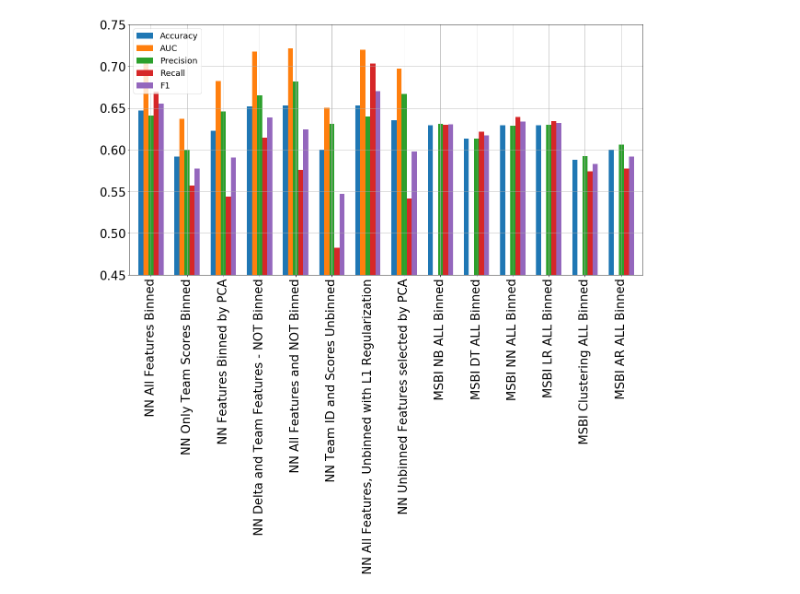
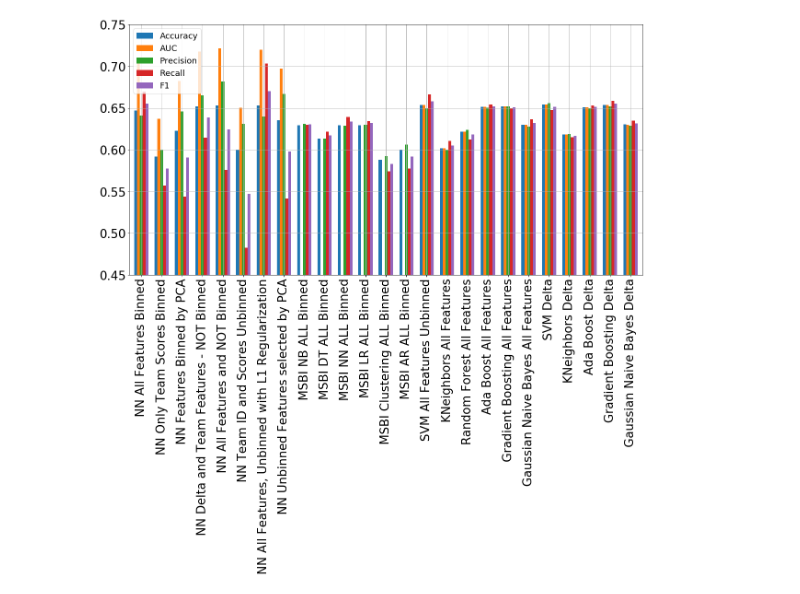
Before and after one commit to wamaithagitaka/CMPT491Group5, a Jupyter notebook: NCAA_Results.ipynb, the cells around one changed output. Saved outputs shown, nothing was run; the diff lists cells and outputs as text; code cells hidden in the pictures.

Commit message:
Add bar chart and Latex print outs.

```diff
--- a/NCAA_Results.ipynb
+++ b/NCAA_Results.ipynb
@@ -8,31 +8,42 @@ def f1(Precision, Recall):
 # %%
 clf_models = {'NN All Features Binned':[0.64701045, 0.7092022, 0.64105254, 0.6697415, f1(0.64105254, 0.6697415)],
               'NN Only Team Scores Binned':[0.59201866, 0.6373043, 0.5994888, 0.55694586, f1(0.5994888, 0.55694586)],
               'NN Features Binned by PCA':[0.62260014, 0.6824659, 0.6461204, 0.543794, f1(0.6461204, 0.543794)],
               'NN Delta and Team Features - NOT Binned':[0.65208447, 0.7176101, 0.6650188, 0.6143027, f1(0.6650188, 0.6143027)],
               'NN All Features and NOT Binned':[0.65322727, 0.7217171, 0.6818821, 0.57576036, f1(0.6818821, 0.57576036)],
               'NN Team ID and Scores Unbinned':[0.59983546, 0.6505113, 0.6310135, 0.48278382, f1(0.6310135, 0.48278382)],
               'NN All Features, Unbinned with L1 Regularization':[0.6533187, 0.7196746, 0.6398006, 0.7032606, f1(0.6398006, 0.7032606)],
               'NN Unbinned Features selected by PCA':[0.63526237, 0.69714063, 0.6669665, 0.54178464, f1(0.6669665, 0.54178464)],
               'MSBI NB ALL Binned':[0.6293855472172488, 0, 0.6309061858023283, 0.6296127562642369, 0.630258807433588],
               'MSBI DT ALL Binned':[0.613462344291646, 0, 0.6131785847997004, 0.6217919514047077, 0.6174552309142318],
               'MSBI NN ALL Binned':[0.6295379223648623, 0, 0.6285735612450548, 0.6394077448747153, 0.6339443670719314],
               'MSBI LR ALL Binned':[0.6294236410041523, 0, 0.6297301371928238, 0.6343204252088079, 0.6320169465879861],
               'MSBI Clustering ALL Binned':[0.5879395070663974, 0, 0.5921805218208885, 0.5738800303720577, 0.5828866694944665],
               'MSBI AR ALL Binned':[0.5999390499409546, 0, 0.606328710345927, 0.5776006074411542, 0.5916161144812567],
+              'SVM All Features Unbinned': [0.6537, 0.6537, 0.6497, 0.6662, 0.6579],
+              'KNeighbors All Features': [0.6016, 0.6016, 0.5995, 0.6108, 0.6051],
+              'Random Forest All Features': [0.6218, 0.6218, 0.6238, 0.6125, 0.6181],
+              'Ada Boost All Features': [0.6514, 0.6514, 0.6502, 0.6541, 0.6522],
+              'Gradient Boosting All Features': [0.6517, 0.6517, 0.6519, 0.65, 0.6509],
+              'Gaussian Naive Bayes All Features': [0.6297, 0.6297, 0.6276, 0.6365, 0.632],
+              'SVM Delta': [0.654, 0.654, 0.6557, 0.6475, 0.6516],
+              'KNeighbors Delta': [0.6182, 0.6182, 0.6186, 0.6152, 0.6169],
+              'Ada Boost Delta': [0.6508, 0.6508, 0.6499, 0.6528, 0.6514],
+              'Gradient Boosting Delta': [0.6537, 0.6537, 0.6519, 0.6587, 0.6553],
+              'Gaussian Naive Bayes Delta': [0.6302, 0.6301, 0.6286, 0.6351, 0.6318]
              }
 
 df = pd.DataFrame(clf_models.values(), columns=['Accuracy', 'AUC', 'Precision', 'Recall', 'F1'], index= clf_models.keys())
 df.plot.bar(ylim=(0.45,0.75), figsize=(20,10),width=0.70, rot=0)
 plt.grid(zorder=0)
 plt.legend(loc='lower left')#, bbox_to_anchor=(0, 0.5))
 plt.tick_params(axis='x', labelsize=26)
 plt.tick_params(axis='y', labelsize=26)
 plt.legend(loc=2, prop={'size': 18})
 plt.xticks(rotation=90)
 plt.show()
 # %% [output]
-[figure, old version]
+[figure, new version]
 # %%
 # Use to calculate results if needed
 def pred(TP,FP,FN,TN):
```
Also changed, not shown: parts of 5 cells of this notebook.
